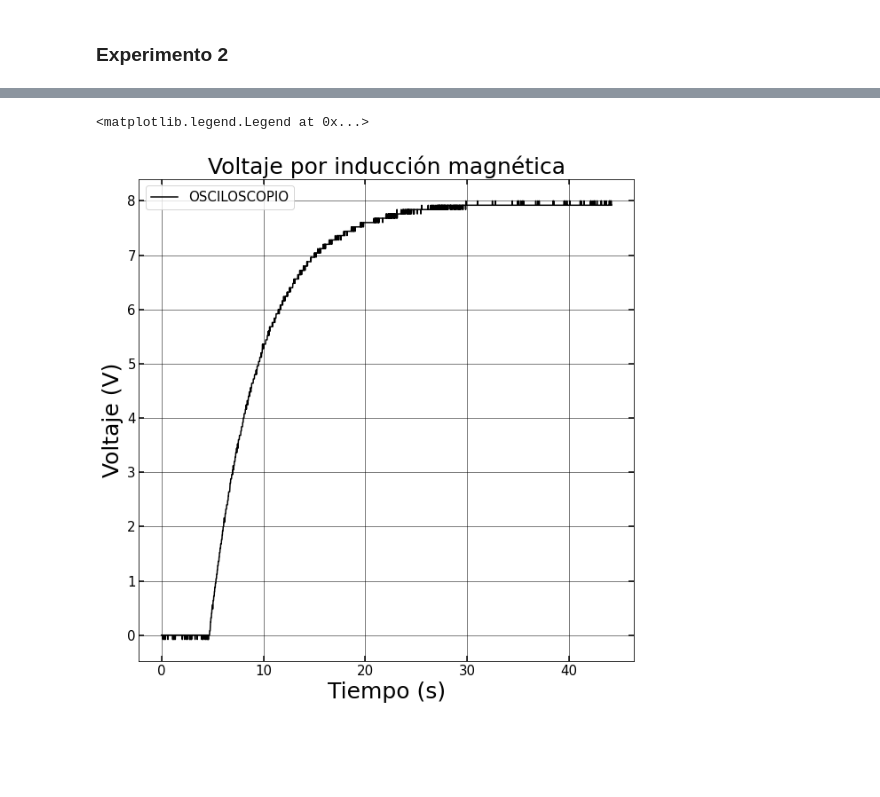
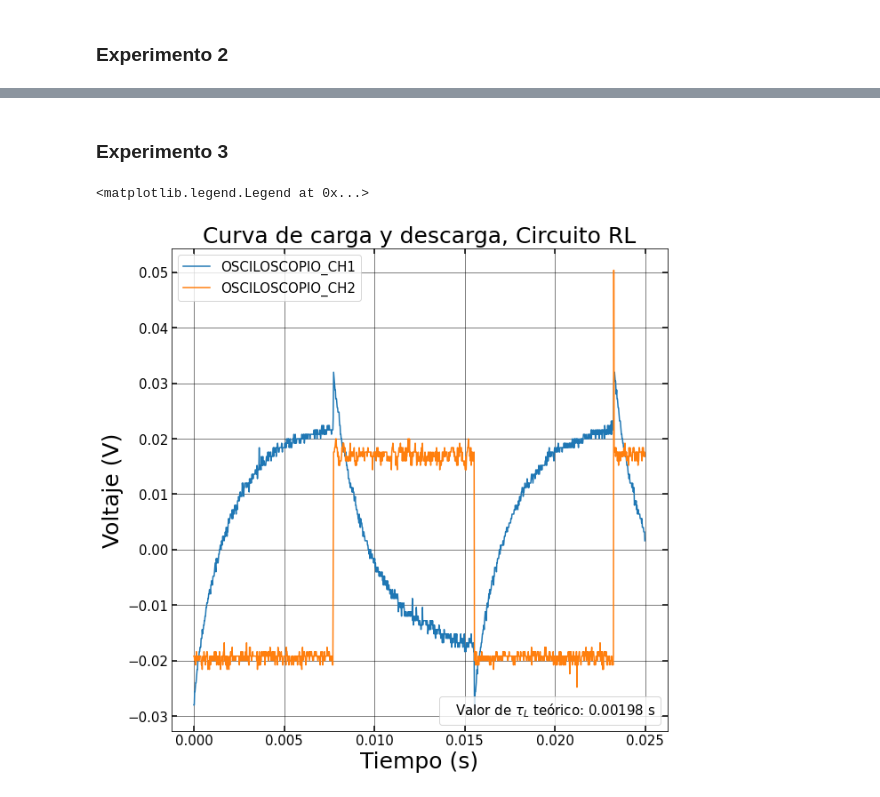
Before and after one commit to ojedarcelo/electrocodigos, a Jupyter notebook: lab5/lab5.ipynb, the cells around one changed output, grey strips where cells are left out. Saved outputs shown, nothing was run; the diff lists cells and outputs as text; code cells hidden in the pictures; blank space fills up the shorter version.

```diff
--- a/lab5/lab5.ipynb
+++ b/lab5/lab5.ipynb
@@ -134,25 +279,52 @@ carga_datos
+# %% [markdown]
+### Experimento 3
+# %%
+rl_datos_path_ch1 = os.path.join("RL", "F0002CH1.CSV")
+rl_datos_path_ch2 = os.path.join("RL", "F0002CH2.CSV")
+
+rl_datos_raw_ch1 = pd.read_csv(rl_datos_path_ch1, names=["col1", "col2", "col3", "col4", "col5","col6"])
+rl_datos_raw_ch2 = pd.read_csv(rl_datos_path_ch2, names=["col1", "col2", "col3", "col4", "col5","col6"])
+
+rl_datos_ch1 = pd.DataFrame()
+rl_datos_ch2 = pd.DataFrame()
+
+mask_ch1 = rl_datos_raw_ch1['col4'] >= 0
+mask_ch2 = rl_datos_raw_ch2['col4'] >= 0
+
+rl_datos_ch1['Tiempo'] = rl_datos_raw_ch1[mask_ch1]["col4"]
+rl_datos_ch1['Voltaje'] = rl_datos_raw_ch1[mask_ch1]["col5"]
+
+rl_datos_ch2['Tiempo'] = rl_datos_raw_ch2[mask_ch2]["col4"]
+rl_datos_ch2['Voltaje'] = rl_datos_raw_ch2[mask_ch2]["col5"]
 # %%
 fig, ax1 = plt.subplots(figsize=(10, 10))
 
-ax1.plot(carga_datos['Tiempo'], carga_datos['Voltaje'], label='OSCILOSCOPIO', c='black')
-ax1.set_title('Voltaje por inducción magnética', fontsize=25)
+ax1.plot(rl_datos_ch1['Tiempo'], rl_datos_ch1['Voltaje'], label='OSCILOSCOPIO_CH1')
+ax1.plot(rl_datos_ch2['Tiempo'], rl_datos_ch2['Voltaje'], label='OSCILOSCOPIO_CH2')
+ax1.set_title('Curva de carga y descarga, Circuito RL', fontsize=25)
 ax1.set_ylabel(r'Voltaje (V)', fontsize=25)
 ax1.set_xlabel(r'Tiempo (s)', fontsize=25)
 # ax1.set_xlim(0.5, 4.5)
-# ax1.set_ylim(-10, 10)
+# ax1.set_ylim(-1, 10)
 
+extra_legend_1 = mpatches.Patch(label=r'Valor de $\tau_L$ teórico: {:.5f}'.format(tau_l_teo))
+handles, labels = ax1.get_legend_handles_labels()
+handles.append(extra_legend_1)
+extra_legend = ax1.legend(handles=[extra_legend_1], loc='lower right', bbox_to_anchor=(1.0, 0.0), fontsize=15, markerscale=0, handlelength=0)
+extra_legend.legendHandles[0].set_visible(False)
+ax1.add_artist(extra_legend)
 
 ax1.tick_params(axis='both', labelsize=15, direction='in', right=True, top=True,
               length=6, width=1.5, grid_color='black', grid_alpha=1, grid_linestyle="-",
               grid_linewidth=0.5)
 
-# ax1.xaxis.set_minor_locator(MultipleLocator(0.1))
-# ax1.yaxis.set_minor_locator(MultipleLocator(0.5))
+ax1.xaxis.set_minor_locator(MultipleLocator(2))
+ax1.yaxis.set_minor_locator(MultipleLocator(0.5))
 ax1.tick_params(which='minor', length=4, color='black', direction='in', top=True, right=True,
                 grid_alpha=0.2, grid_linewidth=0.5, grid_linestyle="-",grid_color='r')
 
 ax1.grid(True, which='both')
 ax1.legend(fontsize=15)
 # %% [output]
 <matplotlib.legend.Legend at 0x...>
-[figure, old version]
+[figure, new version]
```
Also changed, not shown: parts of 19 cells of this notebook.
